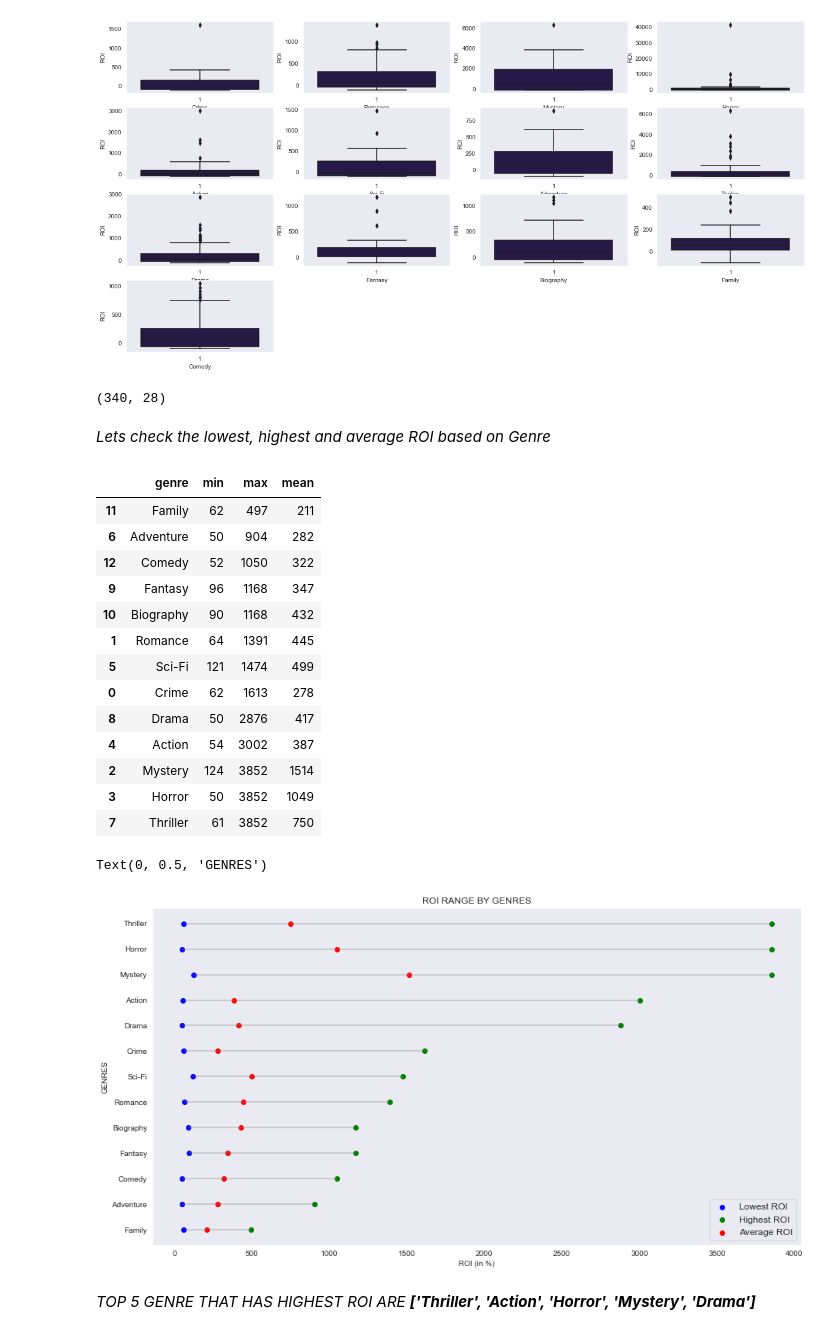
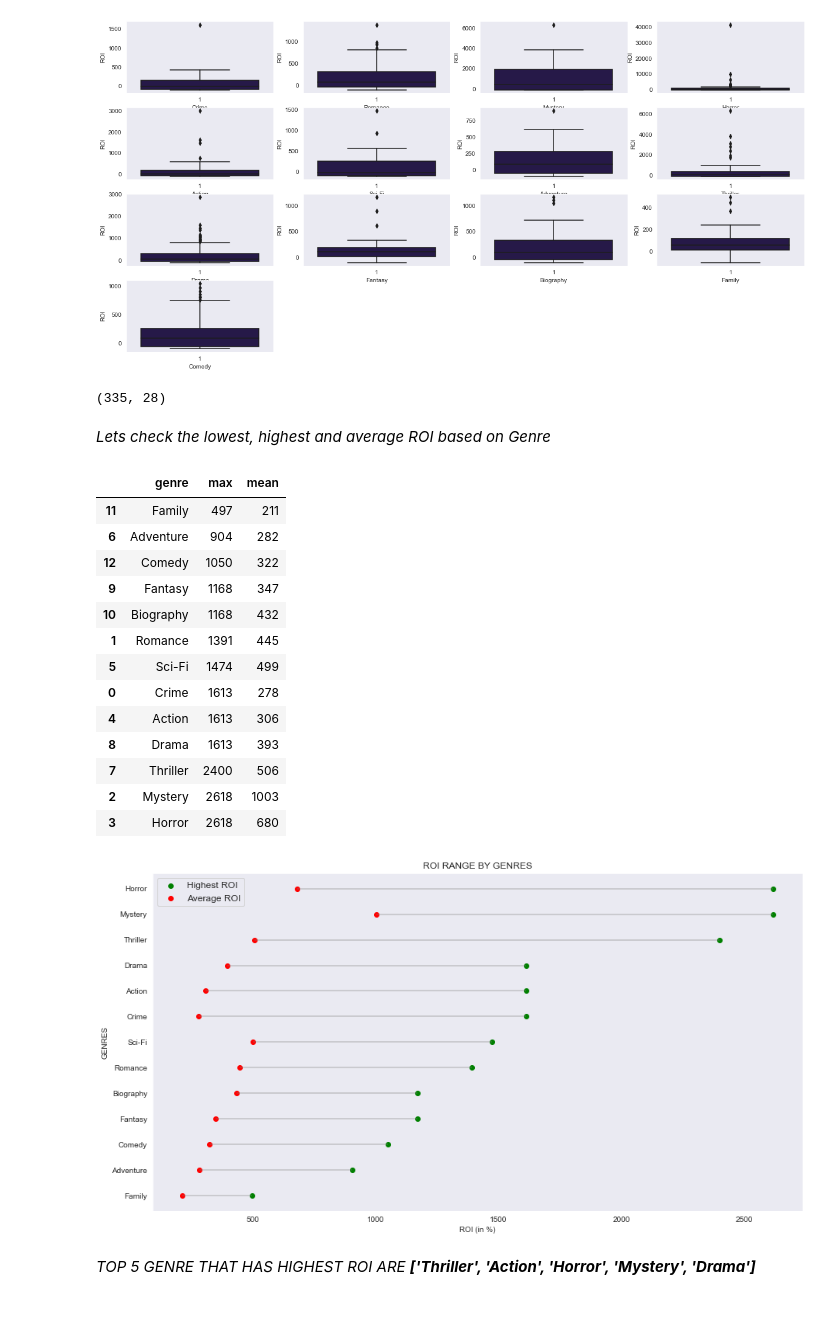
Before and after one commit to avithekkc/P1-moive-data-analysis, a Jupyter notebook: data-visualization.ipynb, the cells around one changed output. Saved outputs shown, nothing was run; the diff lists cells and outputs as text; code cells hidden in the pictures.

```diff
--- a/data-visualization.ipynb
+++ b/data-visualization.ipynb
@@ -114,19 +114,12 @@ for i,g in enumerate(all_genres):
 # remove all data where ROI is within 2 standard daviation from the mean
 
 df['ROI_zscore'] = zscore(df['ROI'])
-df = df[df['ROI_zscore'] <= 2]
+df = df[df['ROI_zscore'] <= 1]
 df.shape
 # %% [output]
-(340, 28)
+(335, 28)
 # %% [markdown]
 _Lets check the lowest, highest and average ROI based on Genre_
-# %%
-# MIN ROI
-
-roi_min_genre = list()
-for genre in all_genres:
-    roi = int(round(df[(df[genre] == 1) & (df['ROI'] > 50)].ROI.min()))
-    roi_min_genre.append(roi)
 # %%
 # MAX ROI
 
@@ -142,43 +135,41 @@ for genre in all_genres:
     roi = int(round(df[(df[genre] == 1) & (df['ROI'] > 50)].ROI.mean()))
     roi_mean_genre.append(roi)
 # %%
-roi_min_max_df = pd.DataFrame({'genre':list(all_genres), 'min':roi_min_genre , 'max':roi_max_genre, 'mean':roi_mean_genre })
+roi_min_max_df = pd.DataFrame({'genre':list(all_genres), 'max':roi_max_genre, 'mean':roi_mean_genre })
 roi_min_max_df.sort_values(by=['max'], inplace=True, ascending=True)
 roi_min_max_df
 # %% [output]
-|  | genre | min | max | mean |
-| 11 | Family | 62 | 497 | 211 |
-| 6 | Adventure | 50 | 904 | 282 |
-| 12 | Comedy | 52 | 1050 | 322 |
-| 9 | Fantasy | 96 | 1168 | 347 |
-| 10 | Biography | 90 | 1168 | 432 |
-| 1 | Romance | 64 | 1391 | 445 |
-| 5 | Sci-Fi | 121 | 1474 | 499 |
-| 0 | Crime | 62 | 1613 | 278 |
-| 8 | Drama | 50 | 2876 | 417 |
-| 4 | Action | 54 | 3002 | 387 |
-| 2 | Mystery | 124 | 3852 | 1514 |
-| 3 | Horror | 50 | 3852 | 1049 |
-| 7 | Thriller | 61 | 3852 | 750 |
+|  | genre | max | mean |
+| 11 | Family | 497 | 211 |
+| 6 | Adventure | 904 | 282 |
+| 12 | Comedy | 1050 | 322 |
+| 9 | Fantasy | 1168 | 347 |
+| 10 | Biography | 1168 | 432 |
+| 1 | Romance | 1391 | 445 |
+| 5 | Sci-Fi | 1474 | 499 |
+| 0 | Crime | 1613 | 278 |
+| 4 | Action | 1613 | 306 |
+| 8 | Drama | 1613 | 393 |
+| 7 | Thriller | 2400 | 506 |
+| 2 | Mystery | 2618 | 1003 |
+| 3 | Horror | 2618 | 680 |
 # %%
 range_genre = range(1,len(roi_min_max_df) + 1)
 
 plt.subplots(figsize=(15,8))
 
 
-plt.hlines(y=range_genre, xmin=roi_min_max_df['min'], xmax=roi_min_max_df['max'], color='grey', alpha=0.4)
-plt.scatter(roi_min_max_df['min'], range_genre, color='blue', alpha=1, label='Lowest ROI')
+plt.hlines(y=range_genre, xmin=roi_min_max_df['mean'], xmax=roi_min_max_df['max'], color='grey', alpha=0.4)
 plt.scatter(roi_min_max_df['max'], range_genre, color='green', alpha=1 , label='Highest ROI')
 plt.scatter(roi_min_max_df['mean'], range_genre, color='red', alpha=1, label='Average ROI')
 plt.yticks(range_genre, roi_min_max_df['genre'])
 plt.legend(prop={'size': 12})
 plt.title('ROI RANGE BY GENRES')
 plt.xlabel('ROI (in %)')
 plt.ylabel('GENRES')
 #plt.savefig('images/mean_max_min_roi_genre.jpg')
 # %% [output]
-Text(0, 0.5, 'GENRES')
-[figure, old version]
+[figure, new version]
 # %% [markdown]
 _TOP 5 GENRE THAT HAS HIGHEST ROI ARE **['Thriller', 'Action', 'Horror', 'Mystery', 'Drama']**_
 # %%
```
Also changed, not shown: parts of 8 cells of this notebook, 3 other files.
